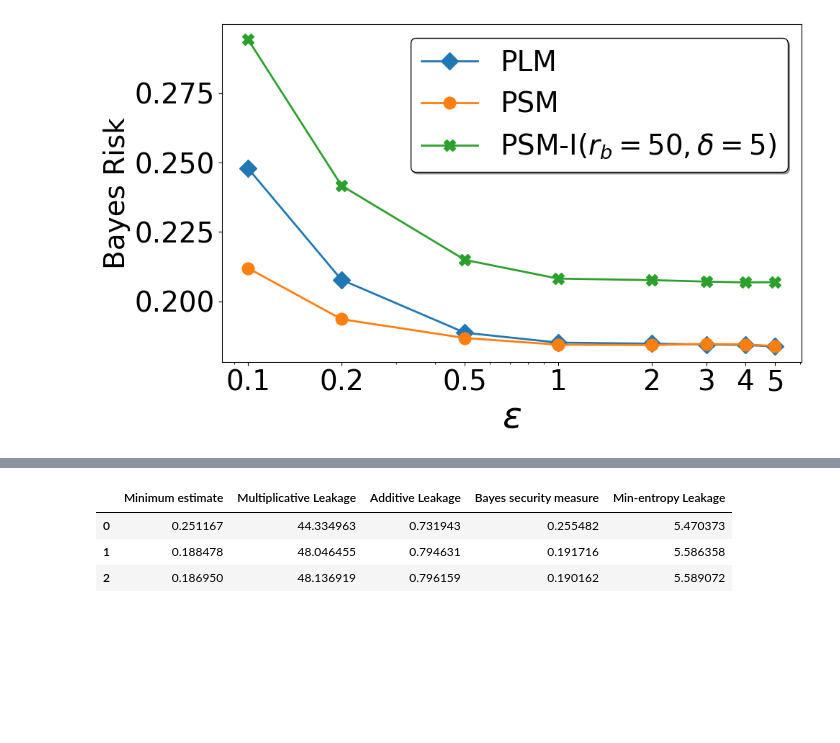
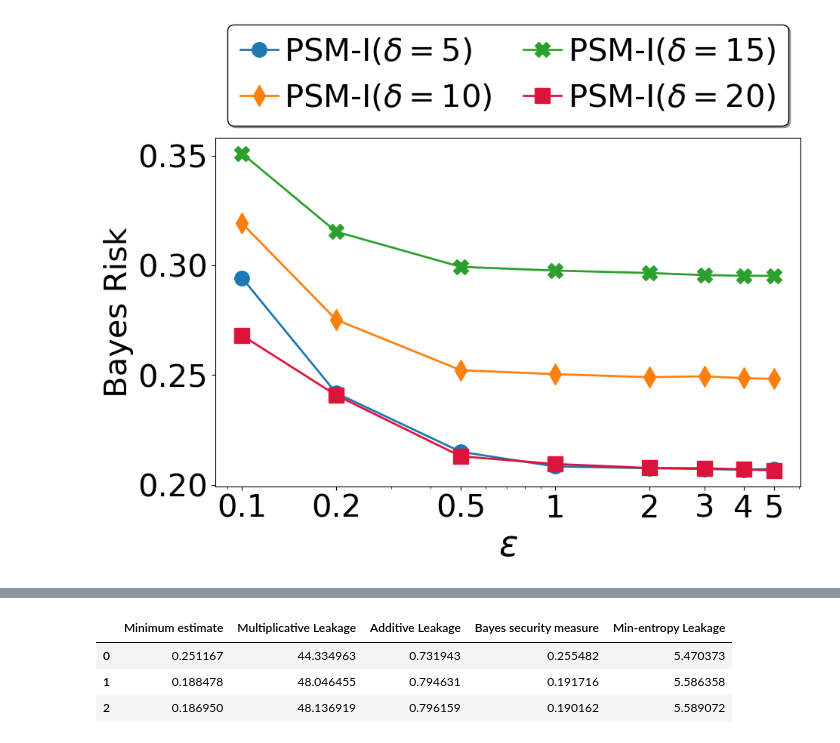
Before and after one commit to shafizurRseeam/location_privacy, a Jupyter notebook: fbleau_figure_geolife.ipynb, the cells around one changed output, grey strips where cells are left out. Cells and saved outputs as stored; diff of their text form; code cells hidden in the pictures; blank space fills up the shorter version.

```diff
--- a/fbleau_figure_geolife.ipynb
+++ b/fbleau_figure_geolife.ipynb
@@ -118,46 +65,47 @@ df_our_ln_200_geolife = pd.read_csv(r'C:\Users\ss6365\Desktop\location_privacy_f
 # %%
-
 # Example data (assuming you have these data frames ready)
 epsilon_values = [0.1, 0.2, 0.5, 1, 2, 3, 4, 5]
 
+# Base label for consistency
+base_label = 'PSM-I$(\delta={})$'
+
 # Define lines with linestyle added
-line1 = {'x': epsilon_values, 'y': df_laplace_ln_200_geolife['Bayes security measure'], 'label': r'PLM', 'color': '#1F77B4', 'marker': 'D', 'linewidth': 2, 'markersize': 12, 'linestyle': '-'}
-line2 = {'x': epsilon_values, 'y': df_staircase_ln_200_geolife['Bayes security measure'], 'label': 'PSM', 'color': '#FF7F0E', 'marker': 'o', 'linewidth': 2, 'markersize': 12, 'linestyle': '-'}
-line3 = {'x': epsilon_values, 'y': df_our_ln_200_geolife['Bayes security measure'], 'label': 'PSM-I$(r_b=50, \delta=5)$', 'color': '#2CA02C', 'marker': 'X', 'linewidth': 2, 'markersize': 12, 'linestyle': '-'}
-#line4 = {'x': epsilon_values, 'y': df_laplace_delta_ln_200_geolife['Bayes security measure'], 'label': r'PLM$_{\delta}\,(\delta=5)$', 'color': '#DC143C', 'marker': '*', 'linewidth': 2, 'markersize': 12, 'linestyle': '-'}
+lines = [
+    {'x': epsilon_values, 'y': df_our_5_ln_200['Bayes security measure'], 'delta': 5, 'color': '#1F77B4', 'marker': 'o'},
+    {'x': epsilon_values, 'y': df_our_10_ln_200['Bayes security measure'], 'delta': 10, 'color': '#FF7F0E', 'marker': 'd'},
+    {'x': epsilon_values, 'y': df_our_15_ln_200['Bayes security measure'], 'delta': 15, 'color': '#2CA02C', 'marker': 'X'},
+    {'x': epsilon_values, 'y': df_our_20_ln_200['Bayes security measure'], 'delta': 20, 'color': '#DC143C', 'marker': 's'}
+]
 
 plt.figure(figsize=(10, 6))
 
-# Plot each line with improved settings
-for line in [line1, line2, line3]:
-    plt.plot(line['x'], line['y'], label=line['label'], color=line['color'], marker=line['marker'], linestyle=line['linestyle'], linewidth=line['linewidth'], markersize=line['markersize'])
+# Plot each line
+for line in lines:
+    label = base_label.format(line['delta'])
+    plt.plot(line['x'], line['y'], label=label, color=line['color'], marker=line['marker'], linestyle='-', linewidth=2, markersize=14)
 
 # Labels for axes
-plt.xlabel('$\epsilon$', fontsize=36)
-plt.ylabel('Bayes Risk', fontsize=28)
+plt.xlabel('$\epsilon$', fontsize=34)
+plt.ylabel('Bayes Risk', fontsize=30)
 
 # Log scale for x-axis and setting specific ticks and labels
 plt.xscale('log')
 plt.xticks(epsilon_values, labels=[str(val) for val in epsilon_values])
-plt.tick_params(axis='both', which='major', labelsize=28)
+plt.tick_params(axis='both', which='major', labelsize=30)
 
 # Adding a grid, legend, and ensuring layout is tight for best appearance
-plt.legend(fontsize=28, frameon=True,shadow=True, loc='best').get_frame().set_edgecolor('black')
+#plt.legend(fontsize=30, frameon=True, shadow=True, loc='best').get_frame().set_edgecolor('black')
 
-plt.tight_layout()
+#plt.tight_layout()
+legend = plt.legend(fontsize=30, loc='upper center',edgecolor='black', bbox_to_anchor=(0.5, 1.37), shadow=True, ncol=2, handlelength=1.2, columnspacing=1, handletextpad=0.2)
 
-# Uncomment the following lines to save the plot if needed
-# plt.savefig('/path/to/your/directory/filename.png', dpi=300, bbox_inches='tight')
-# plt.savefig('/path/to/your/directory/filename.svg', format='svg', bbox_inches='tight')
-
-pathpng = r'C:\Users\ss6365\Desktop\location_privacy_final\geolife\figure\png\bayes_point_ln_200'
+pathpng = r'C:\Users\ss6365\Desktop\location_privacy_final\geolife\figure\png\geolife_bayes_point_ln_200_delta_variation.png'
 plt.savefig(pathpng, dpi=300, bbox_inches='tight')
 
-pathsvg = r'C:\Users\ss6365\Desktop\location_privacy_final\geolife\figure\svg\bayes_point_ln_200'
-
+pathsvg = r'C:\Users\ss6365\Desktop\location_privacy_final\geolife\figure\svg\geolife_bayes_point_ln_200_delta_variation.svg'
 plt.savefig(pathsvg, format='svg', bbox_inches='tight')
 # Display the plot
 plt.show()
 # %% [output]
-[figure, old version]
+[figure, new version]
 # %%
```
Also changed, not shown: parts of 5 cells of this notebook, 4 other files.
